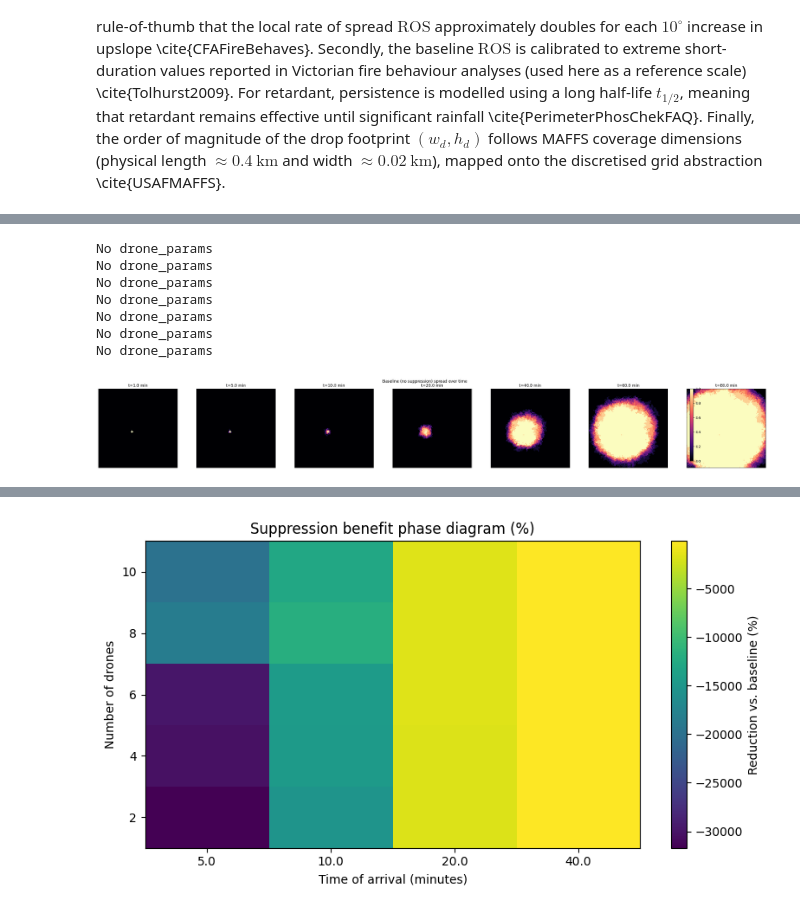
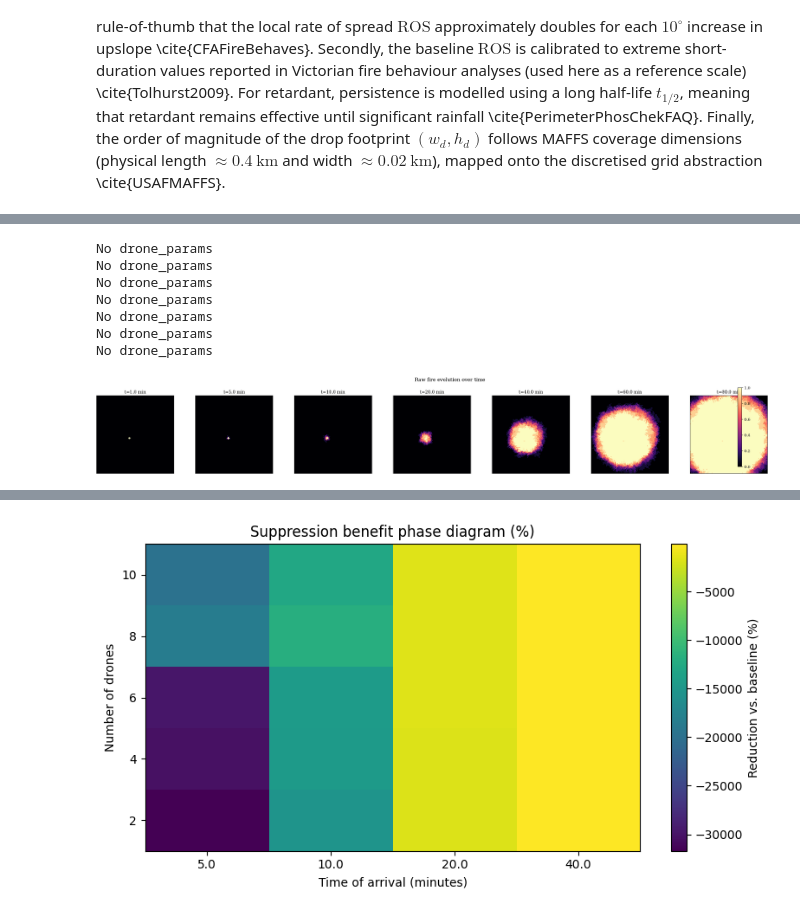
Before and after one commit to joshgreenwa/PyroFinsler, a Jupyter notebook: experiment_early_detection_vs_drones.ipynb, the cells around one changed output, grey strips where cells are left out. Cells and saved outputs as stored; diff of their text form; code cells hidden in the pictures.

```diff
--- a/experiment_early_detection_vs_drones.ipynb
+++ b/experiment_early_detection_vs_drones.ipynb
@@ -308,37 +381,39 @@ center = ignition_center_px(cfg)
 radius = cfg["ignition"]["radius_km"]
 init_batch = fm.init_state_batch(n_sims=cfg["sweep"]["n_mc"], center=center, radius_km=radius)
 
 snap_times = [60.0, 300.0, 600.0,1200,2400,3600,4800]  # seconds
-fire_norm = mcolors.PowerNorm(gamma=0.65, vmin=0.0, vmax=1.0)
-fire_interp = "bicubic"
 fig, axes = plt.subplots(1, len(snap_times), figsize=(4.2 * len(snap_times), 4.0))
 axes = np.atleast_1d(axes)
 for ax, T in zip(axes, snap_times):
     state = fm.simulate_from_firestate(
         init_batch,
         T=T,
         n_sims=cfg["sweep"]["n_mc"],
         drone_params=None,
         ros_mps=fm.env.ros_mps,
         wind_coeff=fm.env.wind_coeff,
         diag=True,
         seed=cfg["sweep"]["seed"] + int(T),
         avoid_burning_drop=cfg["fire"]["avoid_burning_drop"],
     )
     p_aff = np.clip(state.burning[0] + state.burned[0], 0.0, 1.0)
-    im = ax.imshow(p_aff.T, origin="lower", norm=fire_norm, cmap="inferno", interpolation=fire_interp)
+    im = ax.imshow(p_aff.T, origin="lower", vmin=0.0, vmax=1.0, cmap="magma")
     ax.set_title(f"t={T/60:.1f} min")
     ax.set_xticks([]); ax.set_yticks([])
-fig.colorbar(im, ax=axes.ravel().tolist(), fraction=0.02)
-plt.suptitle("Baseline (no suppression) spread over time")
-plt.tight_layout()
+
+fig.colorbar(im, ax=axes.ravel().tolist(), fraction=0.02, pad=0.02)
+
+fig.suptitle("Raw fire evolution over time", y=0.98)
+
+fig.tight_layout(rect=[0.0, 0.0, 0.93, 0.94])
+
 plt.show()
 # %% [output]
 No drone_params
 No drone_params
 No drone_params
 No drone_params
 No drone_params
 No drone_params
 No drone_params
-[figure, old version]
+[figure, new version]
```
Also changed, not shown: parts of 10 cells of this notebook, 8 other files.
